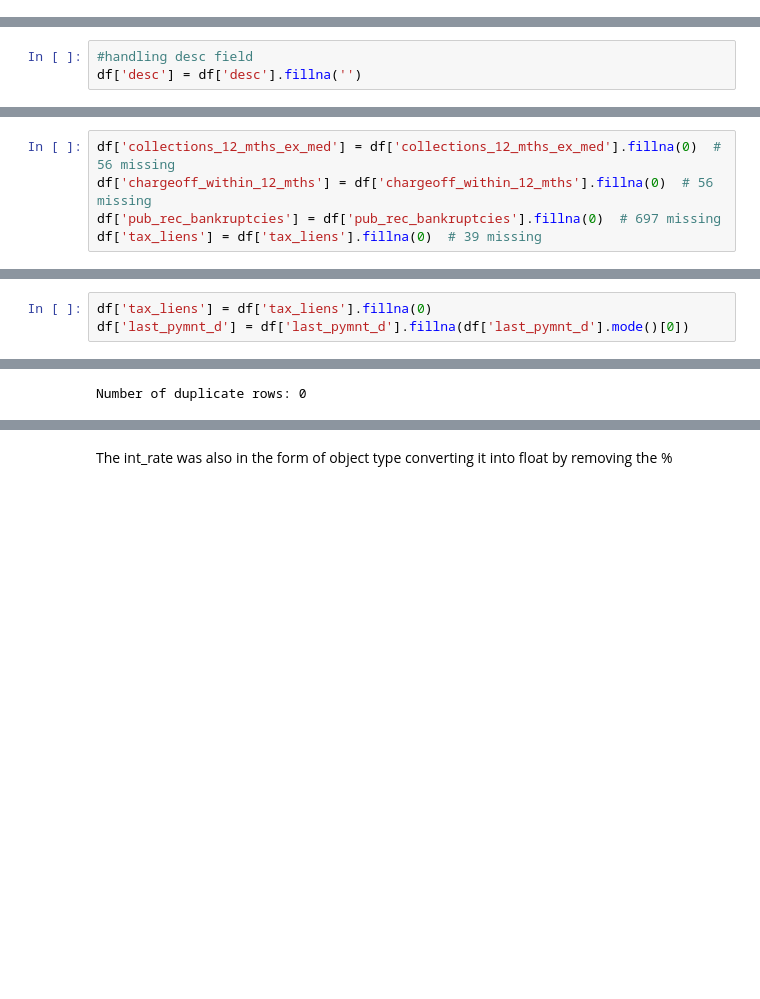
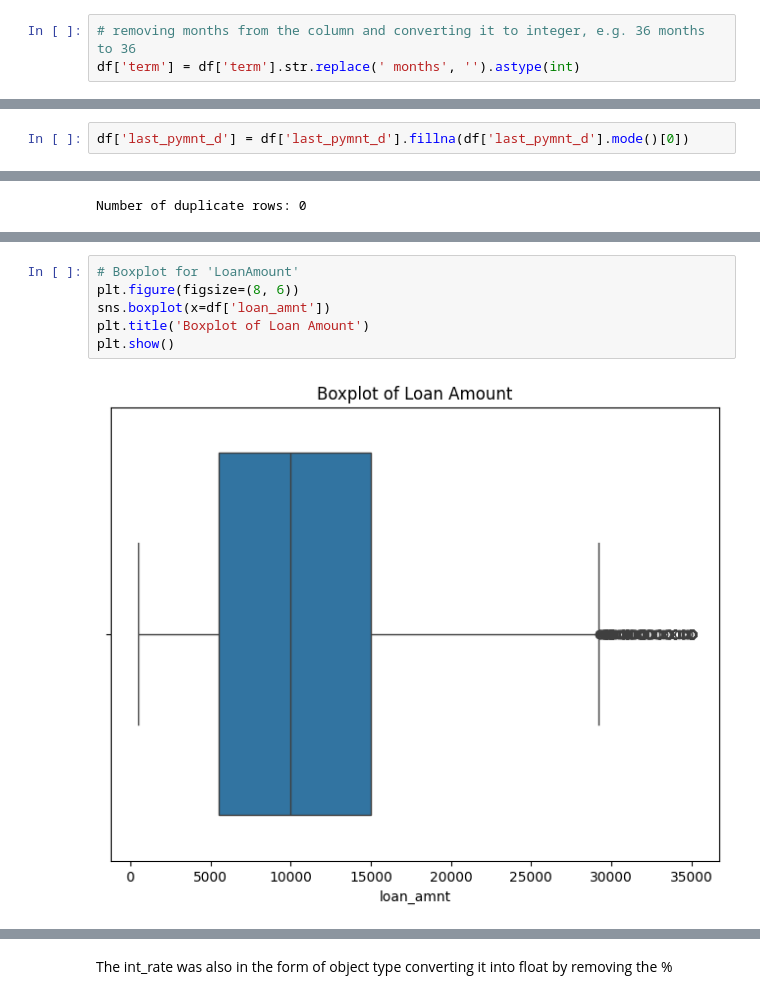
Before and after one commit to ShristiBisht/LendingClubCaseStudy, a Jupyter notebook: EDA1.ipynb, the cells around one changed output, grey strips where cells are left out. Drawn from its saved outputs; the diff is of its cells as text; blank space fills up the shorter version.

```diff
--- a/EDA1.ipynb
+++ b/EDA1.ipynb
@@ -285,0 +263,3 @@ df.head()
+# %%
+# removing months from the column and converting it to integer, e.g. 36 months to 36
+df['term'] = df['term'].str.replace(' months', '').astype(int)
@@ -286,8 +271,5 @@ df.head()
 # %% [markdown]
 Filling the desc field with empty strings
-# %%
-#handling desc field
-df['desc'] = df['desc'].fillna('')
 # %% [markdown]
 The revol_util is in the form of datatype object like '93%' we'll be removing the % from the string and converting the whole into float
 # %%
@@ -323,8 +305,3 @@ max         99.900000
 Name: revol_util, dtype: float64
 # %% [markdown]
 Handling Other Missing Values
-# %%
-df['collections_12_mths_ex_med'] = df['collections_12_mths_ex_med'].fillna(0)  # 56 missing
-df['chargeoff_within_12_mths'] = df['chargeoff_within_12_mths'].fillna(0)  # 56 missing
-df['pub_rec_bankruptcies'] = df['pub_rec_bankruptcies'].fillna(0)  # 697 missing
-df['tax_liens'] = df['tax_liens'].fillna(0)  # 39 missing
@@ -347,5 +319,4 @@ Name: collections_12_mths_ex_med, dtype: float64
 # %%
-df['tax_liens'] = df['tax_liens'].fillna(0)
 df['last_pymnt_d'] = df['last_pymnt_d'].fillna(df['last_pymnt_d'].mode()[0])
 # %% [markdown]
 Still Checking How many Missing Columns are present
@@ -438,3 +410,11 @@ Name: grade, dtype: int64
+# %%
+# Boxplot for 'LoanAmount'
+plt.figure(figsize=(8, 6))
+sns.boxplot(x=df['loan_amnt'])
+plt.title('Boxplot of Loan Amount')
+plt.show()
+# %% [output]
+[figure, added]
 # %%
 # Check distribution of loan statuses
 print("\nLoan status distribution:")
```
Also changed, not shown: parts of 24 cells of this notebook.
